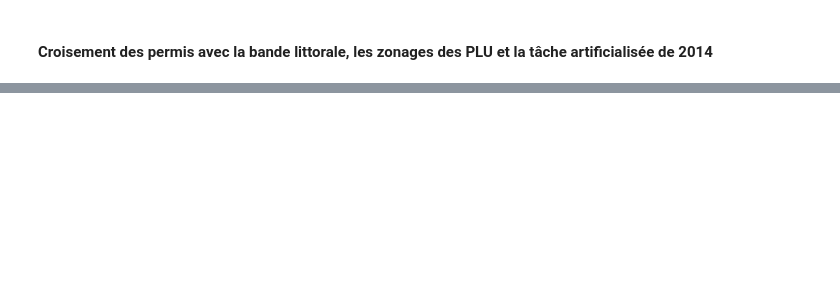
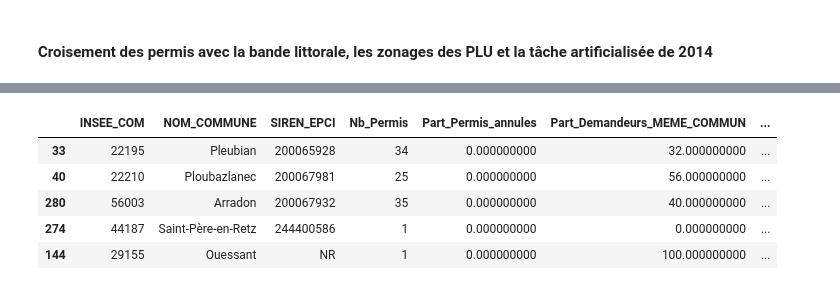
Before and after one commit to Denis-Vannier/artif_littoral_bzh, a Jupyter notebook: permis_construire/SITADEL_BZH.ipynb, the cells around one changed output, grey strips where cells are left out. Saved outputs shown, nothing was run; the diff lists cells and outputs as text; code cells hidden in the pictures; blank space fills up the shorter version.

```diff
--- a/permis_construire/SITADEL_BZH.ipynb
+++ b/permis_construire/SITADEL_BZH.ipynb
@@ -599,0 +1563,54 @@ SITADEL_Bzh_Litt_Bilan.sample(5)
+# %%
+#### Synthèse par communes
+SITADEL_Litt_Bilan=SITADEL_Bzh_Litt.groupby(["INSEE_COM","NOM_COMMUNE","SIREN_EPCI"], as_index=False).agg(
+   Nb_Permis=("INSEE_COM","count"),
+   Permis_annules=("PERMIS_ANNULE","sum"),
+   Nouveaux_Logements=("NB_LOGEMENTS_NEW","sum"),
+   Resid_secondaire=("RESID_SECOND","sum"),
+   Surface_terrains=("SUPERF_TERRAIN","sum"),
+   Surface_Logements=("SURF_HABIT_NEW","sum"),
+   Surface_Locaux=("SURF_LOCAUX_NEW","sum"),
+   Surface_hotels=("SURF_HOTEL_NEW","sum"),
+   Surface_bureaux=("SURF_BUREAU_NEW","sum"),
+   Surface_commerces=("SURF_COMMERC_NEW","sum"),
+   Surface_artisanat=("SURF_ARTISAN_NEW","sum"),
+   Surface_industrie=("SURF_INDUS_NEW","sum"),
+   Surface_bat_agricoles=("SURF_AGRIC_NEW","sum"),
+   Surface_entrepots=("SURF_ENTREPOT_NEW","sum"),
+   Surface_services_publics=("SURF_SERV_PUB_NEW","sum"),
+   Demandeurs_MEME_COMMUNE=("DEM_MEME_COMMUNE","sum"),
+   Demandeurs_MEME_EPCI=("DEM_MEME_EPCI","sum"),
+   Demandeurs_MEME_DEP=("DEM_MEME_DEP","sum"),
+   Demandeurs_BRETAGNE=("DEM_BRETAGNE","sum"),
+   Demandeurs_Ouest=("DEM_Ouest","sum"),
+   Demandeurs_LOINTAINS=("DEM_LOINTAINS","sum")
+   )
+
+SITADEL_Litt_Bilan["Part_Permis_annules"]=((SITADEL_Litt_Bilan["Permis_annules"]/SITADEL_Litt_Bilan["Nb_Permis"])*100).round()
+SITADEL_Litt_Bilan["Part_Demandeurs_MEME_COMMUN"]=((SITADEL_Litt_Bilan["Demandeurs_MEME_COMMUNE"]/SITADEL_Litt_Bilan["Nb_Permis"])*100).round()
+
+SITADEL_Litt_Bilan["Part_Demandeurs_MEME_EPCI"]=((SITADEL_Litt_Bilan["Demandeurs_MEME_EPCI"]/SITADEL_Litt_Bilan["Nb_Permis"])*100).round()
+SITADEL_Litt_Bilan["Part_Demandeurs_MEME_DEP"]=((SITADEL_Litt_Bilan["Demandeurs_MEME_DEP"]/SITADEL_Litt_Bilan["Nb_Permis"])*100).round()
+SITADEL_Litt_Bilan["Part_Demandeurs_BRETAGNE"]=((SITADEL_Litt_Bilan["Demandeurs_BRETAGNE"]/SITADEL_Litt_Bilan["Nb_Permis"])*100).round()
+SITADEL_Litt_Bilan["Part_Demandeurs_Ouest"]=((SITADEL_Litt_Bilan["Demandeurs_Ouest"]/SITADEL_Litt_Bilan["Nb_Permis"])*100).round()
+SITADEL_Litt_Bilan["Part_Demandeurs_LOINTAINS"]=((SITADEL_Litt_Bilan["Demandeurs_LOINTAINS"]/SITADEL_Litt_Bilan["Nb_Permis"])*100).round()
+
+SITADEL_Litt_Bilan=SITADEL_Litt_Bilan[['INSEE_COM','NOM_COMMUNE','SIREN_EPCI', 'Nb_Permis', 'Part_Permis_annules',
+       'Part_Demandeurs_MEME_COMMUN', 'Part_Demandeurs_MEME_EPCI',
+       'Part_Demandeurs_MEME_DEP', 'Part_Demandeurs_BRETAGNE',
+       'Part_Demandeurs_Ouest', 'Part_Demandeurs_LOINTAINS','Nouveaux_Logements',
+       'Resid_secondaire', 'Surface_terrains', 'Surface_Logements',
+       'Surface_Locaux', 'Surface_hotels', 'Surface_bureaux',
+       'Surface_commerces', 'Surface_artisanat', 'Surface_industrie',
+       'Surface_bat_agricoles', 'Surface_entrepots',
+       'Surface_services_publics']]
+
+SITADEL_Litt_Bilan.to_csv("SITADEL/SITADEL_BZH_2014_2024_LITT_NEW2014_Bilan_COM.csv")
+SITADEL_Litt_Bilan.sample(5)
+# %% [output]
+|  | INSEE_COM | NOM_COMMUNE | SIREN_EPCI | Nb_Permis | Part_Permis_annules | Part_Demandeurs_MEME_COMMUN | ... |
+| 33 | 22195 | Pleubian | 200065928 | 34 | 0.000000000 | 32.000000000 | ... |
+| 40 | 22210 | Ploubazlanec | 200067981 | 25 | 0.000000000 | 56.000000000 | ... |
+| 280 | 56003 | Arradon | 200067932 | 35 | 0.000000000 | 40.000000000 | ... |
+| 274 | 44187 | Saint-Père-en-Retz | 244400586 | 1 | 0.000000000 | 0.000000000 | ... |
+| 144 | 29155 | Ouessant | NR | 1 | 0.000000000 | 100.000000000 | ... |
```
Also changed, not shown: parts of 55 cells of this notebook, 12 other files.
